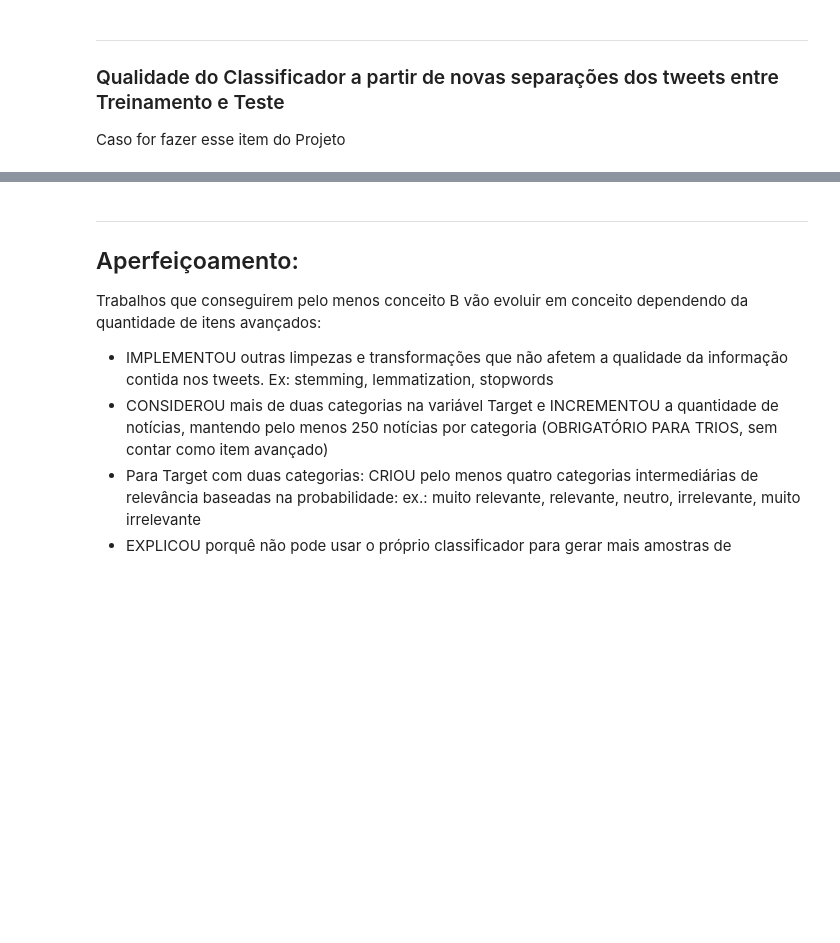
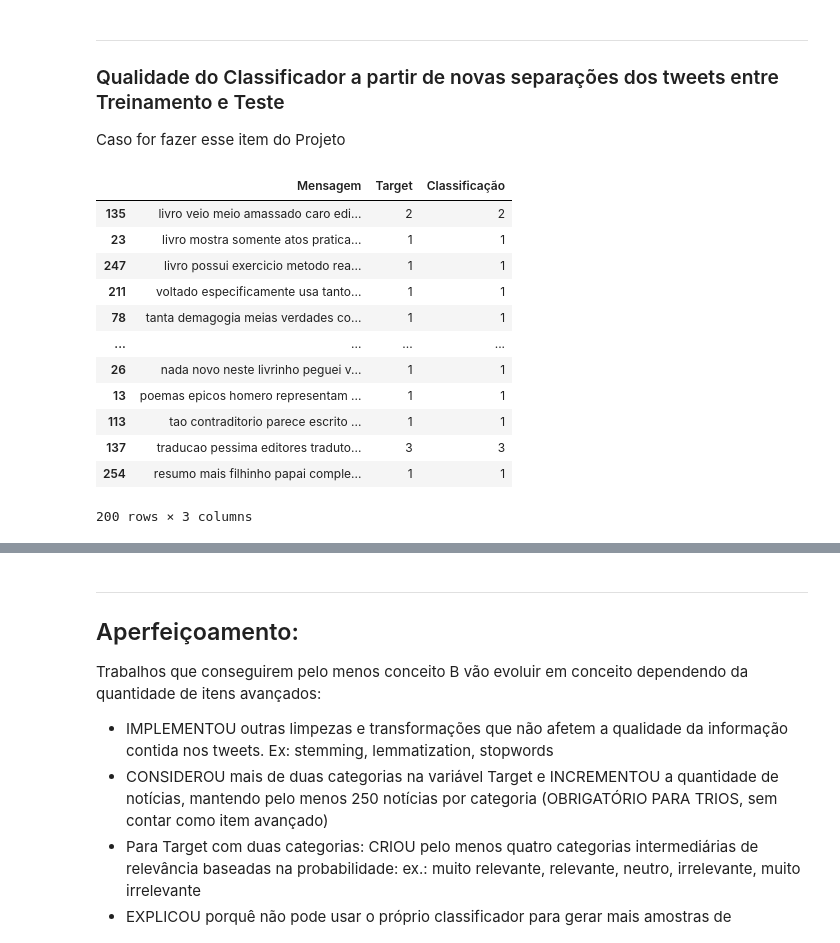
Before and after one commit to enzojunq/Projeto1_CDADOS, a Jupyter notebook: Projeto1 Template.ipynb, the cells around one changed output, grey strips where cells are left out. Cells and saved outputs as stored; diff of their text form; code cells hidden in the pictures; blank space fills up the shorter version.

```diff
--- a/Projeto1 Template.ipynb
+++ b/Projeto1 Template.ipynb
@@ -396,25 +396,41 @@ Caso for fazer esse item do Projeto
 teste.to_excel('teste.xlsx', index=False)
 treino.to_excel('treino.xlsx', index=False)
 # %%
-iteracoes = 40
+iteracoes = 1000
 acuracias = []
 
 for i in range(iteracoes):
     certo = 0
     teste_embaralhado = pd.concat([treino, teste])
     teste_embaralhado = teste_embaralhado[['Mensagem','Target']]
     teste_embaralhado = teste_embaralhado.sample(frac=1)
     teste_embaralhado = teste_embaralhado[:200]
 
     teste_embaralhado['Classificação'] = teste_embaralhado['Mensagem'].apply(classifica_frase)
 
     for i, row in teste_embaralhado.iterrows():
         if row["Target"] == row["Classificação"]:
             certo += 1
     acuracia = certo / len(teste_embaralhado)
     acuracias.append(acuracia)
 
 media_acuracia = np.mean(acuracias)
+
+teste_embaralhado
+# %% [output]
+|  | Mensagem | Target | Classificação |
+| 135 | livro veio meio amassado caro edi... | 2 | 2 |
+| 23 | livro mostra somente atos pratica... | 1 | 1 |
+| 247 | livro possui exercicio metodo rea... | 1 | 1 |
+| 211 | voltado especificamente usa tanto... | 1 | 1 |
+| 78 | tanta demagogia meias verdades co... | 1 | 1 |
+| ... | ... | ... | ... |
+| 26 | nada novo neste livrinho peguei v... | 1 | 1 |
+| 13 | poemas epicos homero representam ... | 1 | 1 |
+| 113 | tao contraditorio parece escrito ... | 1 | 1 |
+| 137 | traducao pessima editores traduto... | 3 | 3 |
+| 254 | resumo mais filhinho papai comple... | 1 | 1 |
+200 rows × 3 columns
 # %%
 media_acuracia = np.mean(acuracias)
 # %%
```
Also changed, not shown: parts of 5 cells of this notebook.
